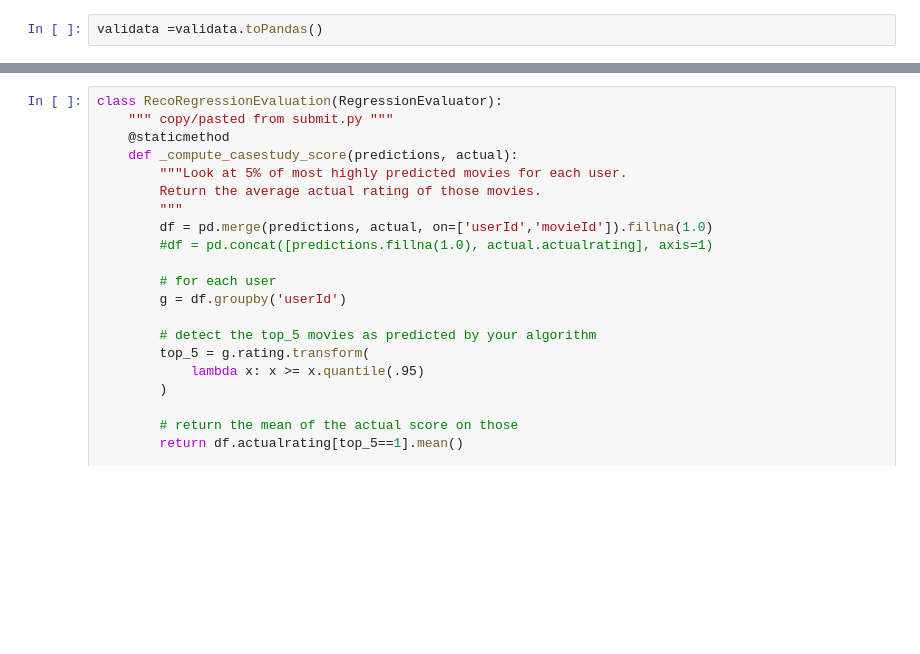
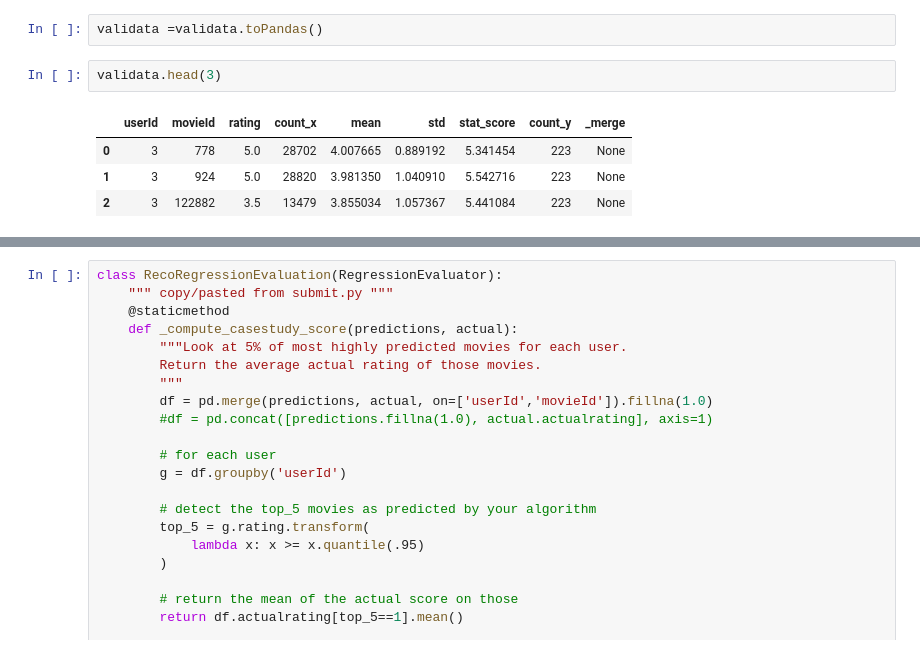
Before and after one commit to salvir1/a-better-recommender, a Jupyter notebook: spark-recommender-case-study-based.ipynb, the cells around one changed output, grey strips where cells are left out. Saved outputs shown, nothing was run; the diff lists cells and outputs as text; blank space fills up the shorter version.

Commit message:
fnl models and stats

```diff
--- a/spark-recommender-case-study-based.ipynb
+++ b/spark-recommender-case-study-based.ipynb
@@ -229,3 +230,10 @@ persisted_ALS_model = recommendation.ALSModel.load(mPath)
 ## Get predictions
 # %%
 validata =validata.toPandas()
+# %%
+validata.head(3)
+# %% [output]
+|  | userId | movieId | rating | count_x | mean | std | stat_score | count_y | _merge |
+| 0 | 3 | 778 | 5.0 | 28702 | 4.007665 | 0.889192 | 5.341454 | 223 | None |
+| 1 | 3 | 924 | 5.0 | 28820 | 3.981350 | 1.040910 | 5.542716 | 223 | None |
+| 2 | 3 | 122882 | 3.5 | 13479 | 3.855034 | 1.057367 | 5.441084 | 223 | None |
```
Also changed, not shown: parts of 12 cells of this notebook, 3 other files.
